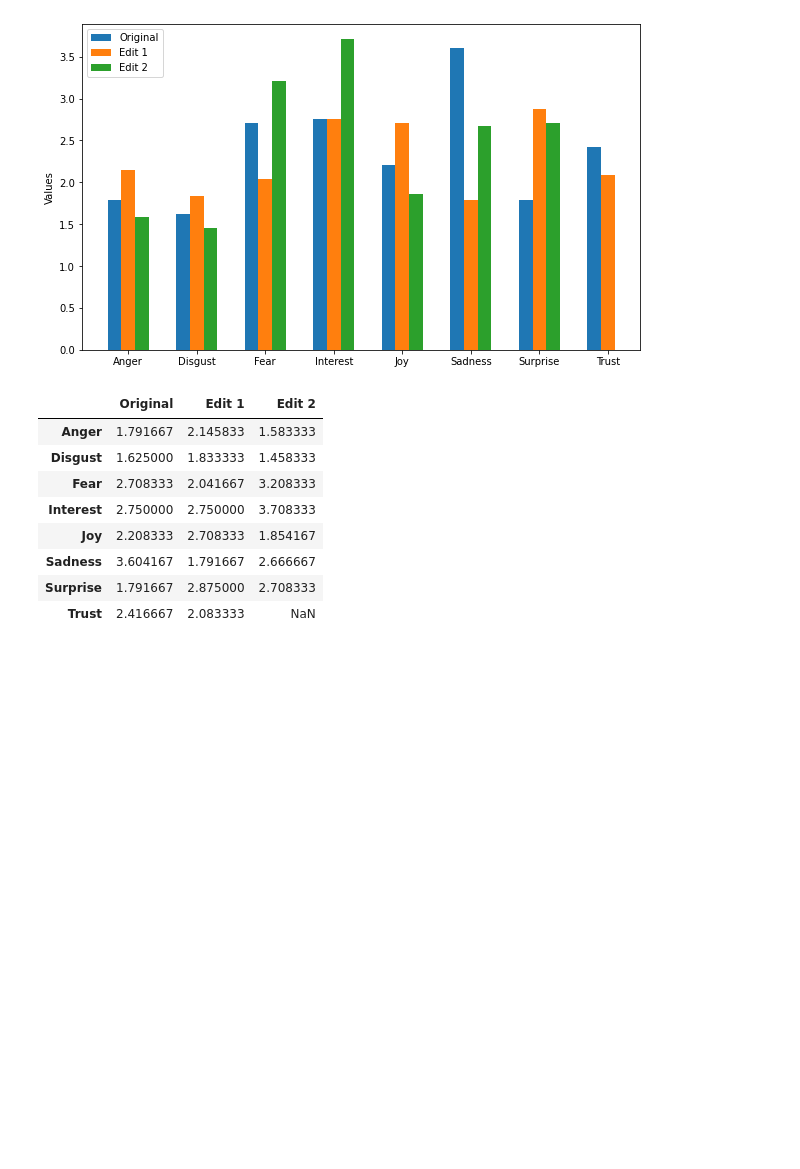
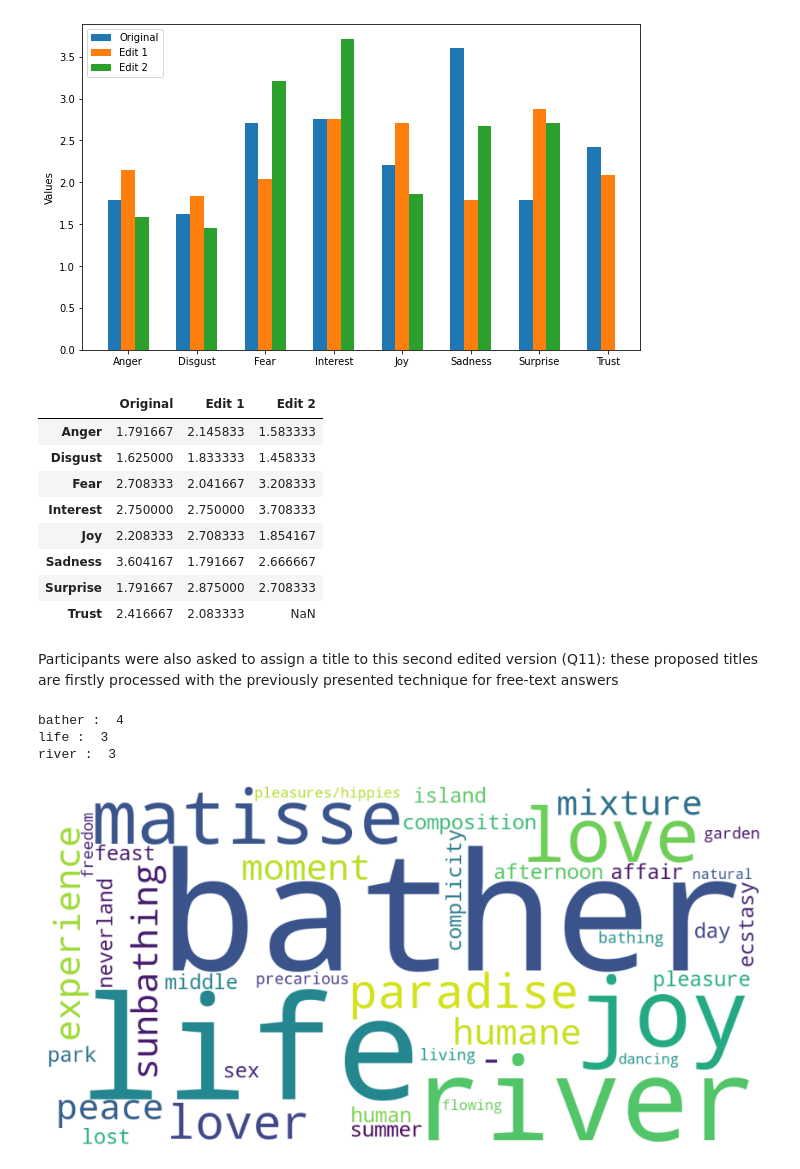
Before and after one commit to ManueleVeggi/mytisse, a Jupyter notebook: testing_sessions/230608_unibo/exploratory_analysis.ipynb, the cells around one changed output. Saved outputs shown, nothing was run; the diff lists cells and outputs as text; code cells hidden in the pictures; blank space fills up the shorter version.

```diff
--- a/testing_sessions/230608_unibo/exploratory_analysis.ipynb
+++ b/testing_sessions/230608_unibo/exploratory_analysis.ipynb
@@ -343,3 +357,14 @@ pd.DataFrame({'Original': emotion_data("q4"), 'Edit 1': emotion_data("q10"), 'Ed
 | Sadness | 3.604167 | 1.791667 | 2.666667 |
 | Surprise | 1.791667 | 2.875000 | 2.708333 |
 | Trust | 2.416667 | 2.083333 | NaN |
+# %% [markdown]
+Participants were also asked to assign a title to this second edited version (Q11): these proposed titles are firstly processed with the previously presented technique for free-text answers
+# %%
+edit2_title = mytisse_data['q11']
+return_topwords(topwords_calculator(edit2_title), 3)
+wordcloud_generator(topwords_calculator(edit2_title))
+# %% [output]
+bather :  4
+life :  3
+river :  3
+[figure, added]
```
Also changed, not shown: parts of 13 cells of this notebook.
